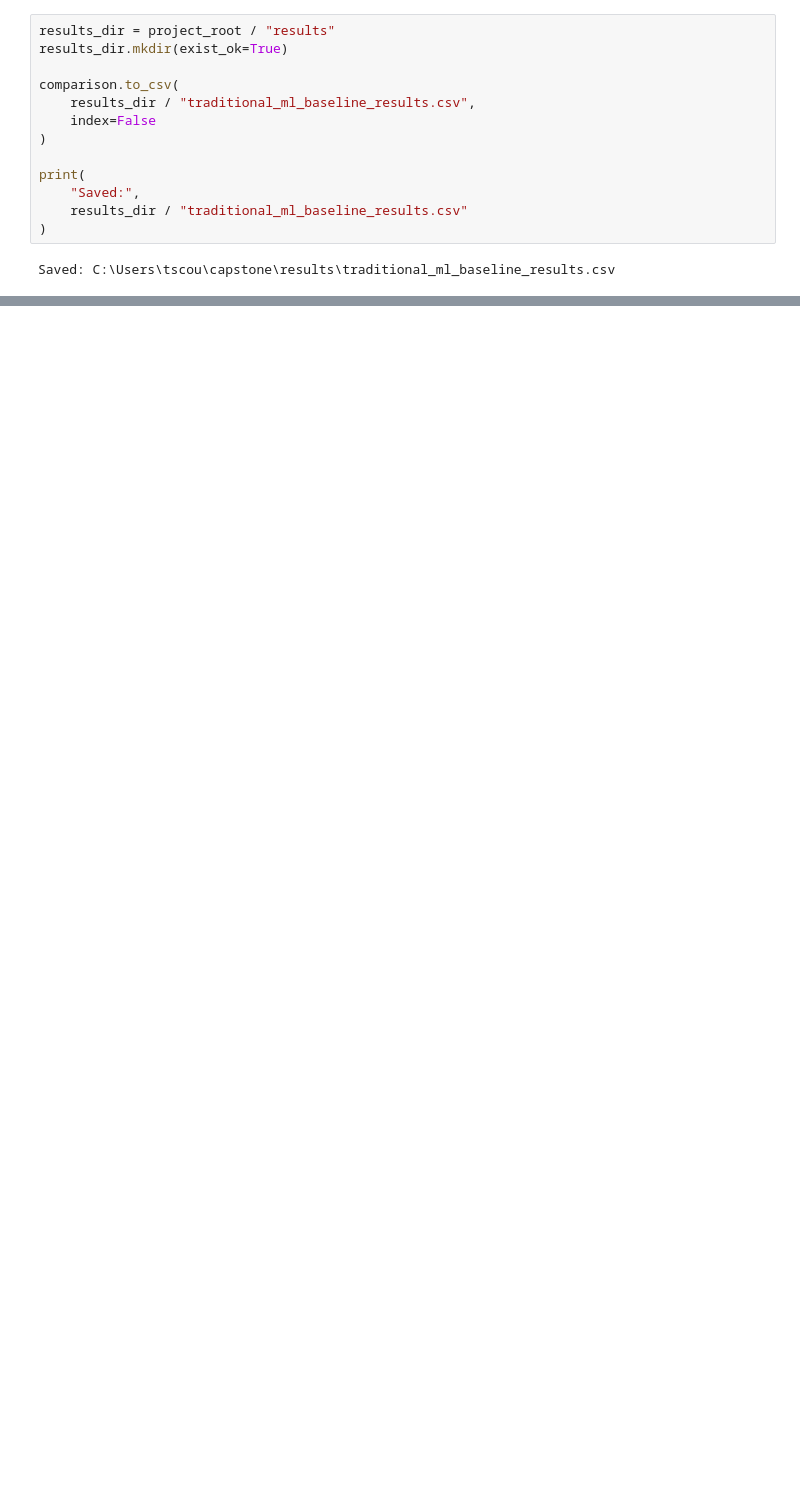
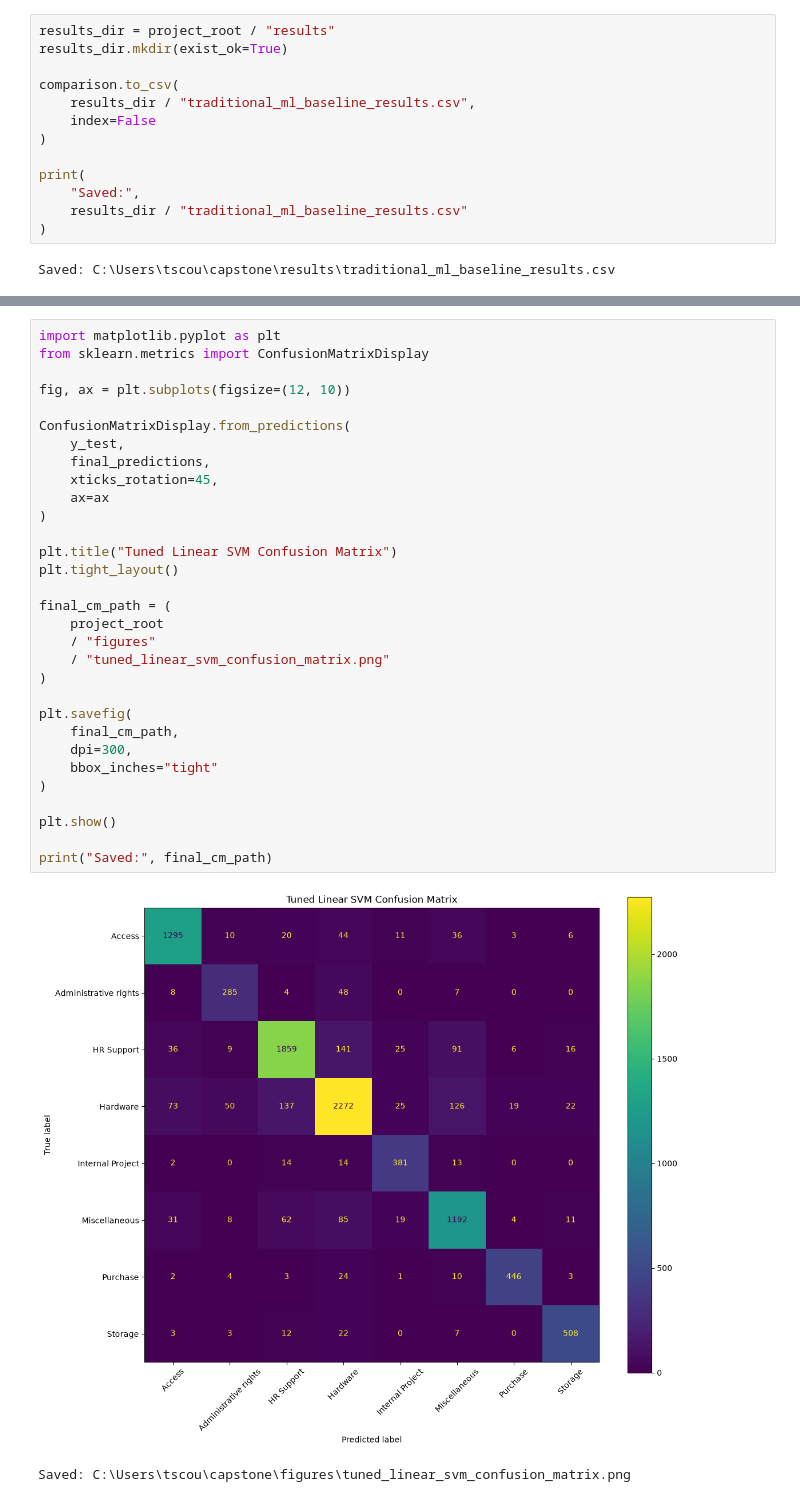
Before and after one commit to tscouton/capstone, a Jupyter notebook: notebooks/02_traditional_ml_baseline.ipynb, the cells around one changed output, grey strips where cells are left out. Saved outputs shown, nothing was run; the diff lists cells and outputs as text; blank space fills up the shorter version.

```diff
--- a/notebooks/02_traditional_ml_baseline.ipynb
+++ b/notebooks/02_traditional_ml_baseline.ipynb
@@ -455,0 +730,34 @@ Saved: C:\Users\tscou\capstone\results\traditional_ml_baseline_results.csv
+# %%
+import matplotlib.pyplot as plt
+from sklearn.metrics import ConfusionMatrixDisplay
+
+fig, ax = plt.subplots(figsize=(12, 10))
+
+ConfusionMatrixDisplay.from_predictions(
+    y_test,
+    final_predictions,
+    xticks_rotation=45,
+    ax=ax
+)
+
+plt.title("Tuned Linear SVM Confusion Matrix")
+plt.tight_layout()
+
+final_cm_path = (
+    project_root
+    / "figures"
+    / "tuned_linear_svm_confusion_matrix.png"
+)
+
+plt.savefig(
+    final_cm_path,
+    dpi=300,
+    bbox_inches="tight"
+)
+
+plt.show()
+
+print("Saved:", final_cm_path)
+# %% [output]
+[figure, added]
+Saved: C:\Users\tscou\capstone\figures\tuned_linear_svm_confusion_matrix.png
```
Also changed, not shown: parts of 13 cells of this notebook, 4 other files.
